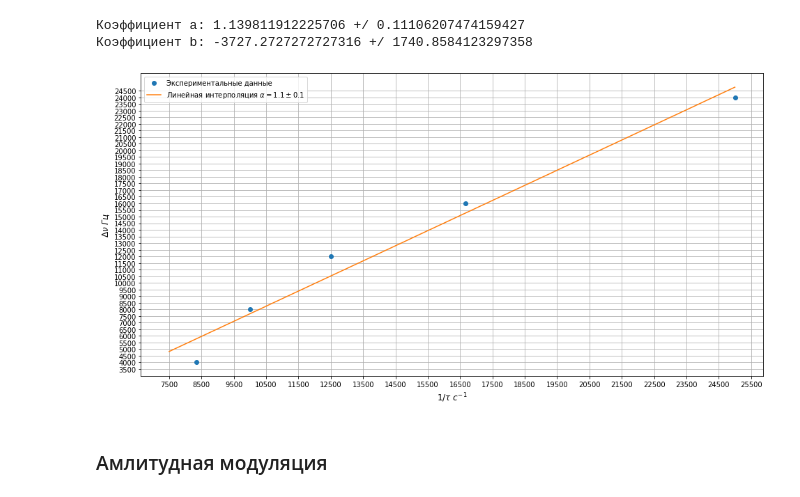
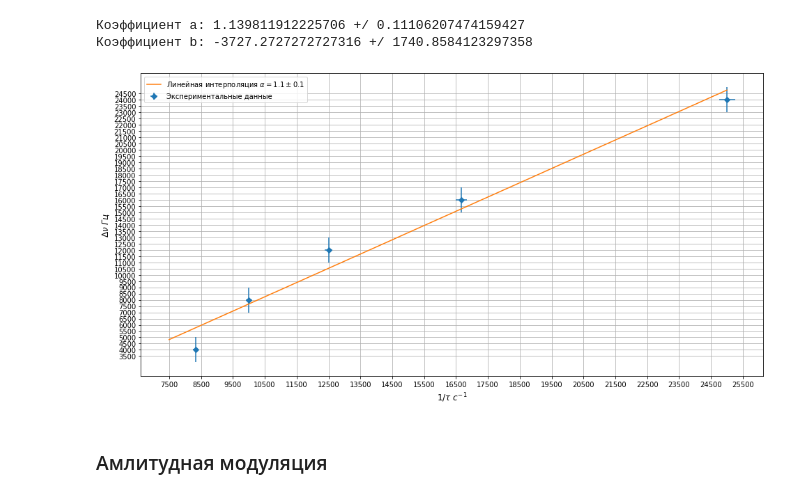
Before and after one commit to ShmakovVladimir/Labs, a Jupyter notebook: Электричество и Магнетизм/harmonicAnalys/main.ipynb, the cells around one changed output. Drawn from its saved outputs; the diff is of its cells as text; code cells hidden in the pictures.

```diff
--- a/Электричество и Магнетизм/harmonicAnalys/main.ipynb
+++ b/Электричество и Магнетизм/harmonicAnalys/main.ipynb
@@ -73,18 +84,23 @@ yLine = MNK_deltaNu_tau.slope*xLine+MNK_deltaNu_tau.intercept
 # %%
 fig, ax = plt.subplots(figsize = (16,8))
 
 
-plt.plot(1/data_deltaNu_tau.tau,data_deltaNu_tau.deltaNu,'o',label = 'Экспериментальные данные')
+plt.errorbar(1/data_deltaNu_tau.tau,
+        data_deltaNu_tau.deltaNu,
+        xerr = 0.01*data_deltaNu_tau.tau/np.power(data_deltaNu_tau.tau,2),
+        yerr = [1000 for _ in data_deltaNu_tau.deltaNu],
+        fmt = 'D',
+        label = 'Экспериментальные данные')
 plt.plot(xLine,yLine,label = r'Линейная интерполяция $ \alpha = '+str(round(MNK_deltaNu_tau.slope,1))+" \pm "+str(round(MNK_deltaNu_tau.stderr,1))+"$")
 plt.xlabel(r'$1/\tau \ с^{-1}$',fontsize = 12)
 plt.ylabel(r'$\Delta \nu \ Гц $',fontsize = 12)
 plt.grid()
 plt.xticks(np.arange(7500,26000,1000))
 plt.yticks(np.arange(3500,25000,500))
 plt.legend()
 plt.show()
 # %% [output]
-[figure, old version]
+[figure, new version]
 # %% [markdown]
 ### Амлитудная модуляция
 # %%
```
Also changed, not shown: parts of 9 cells of this notebook, 13 other files.
